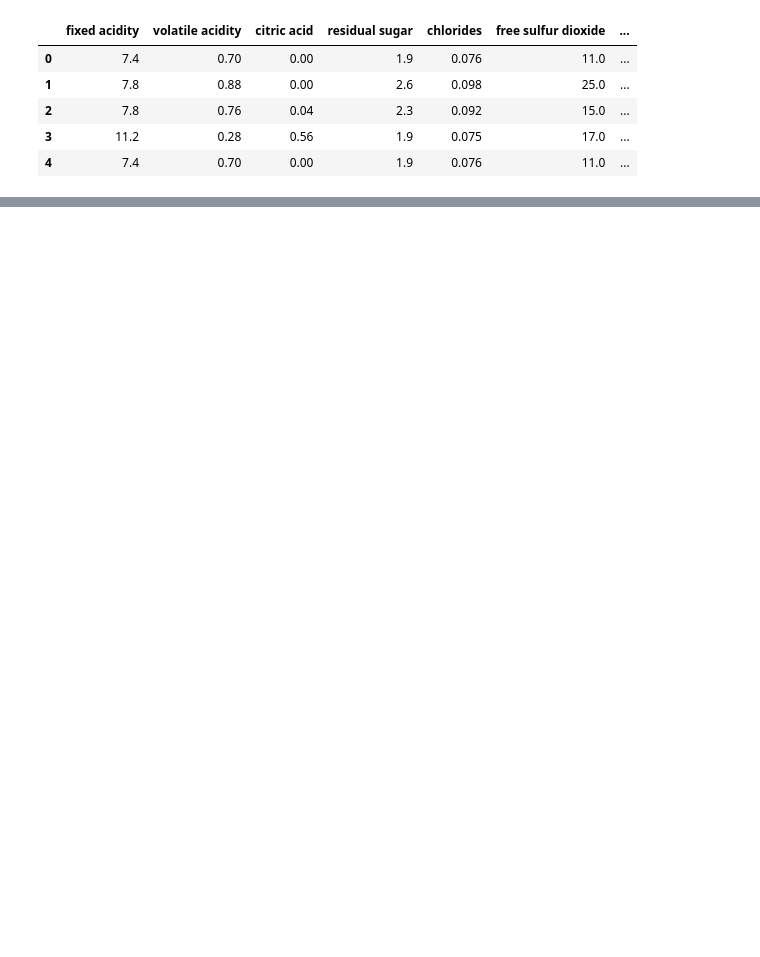
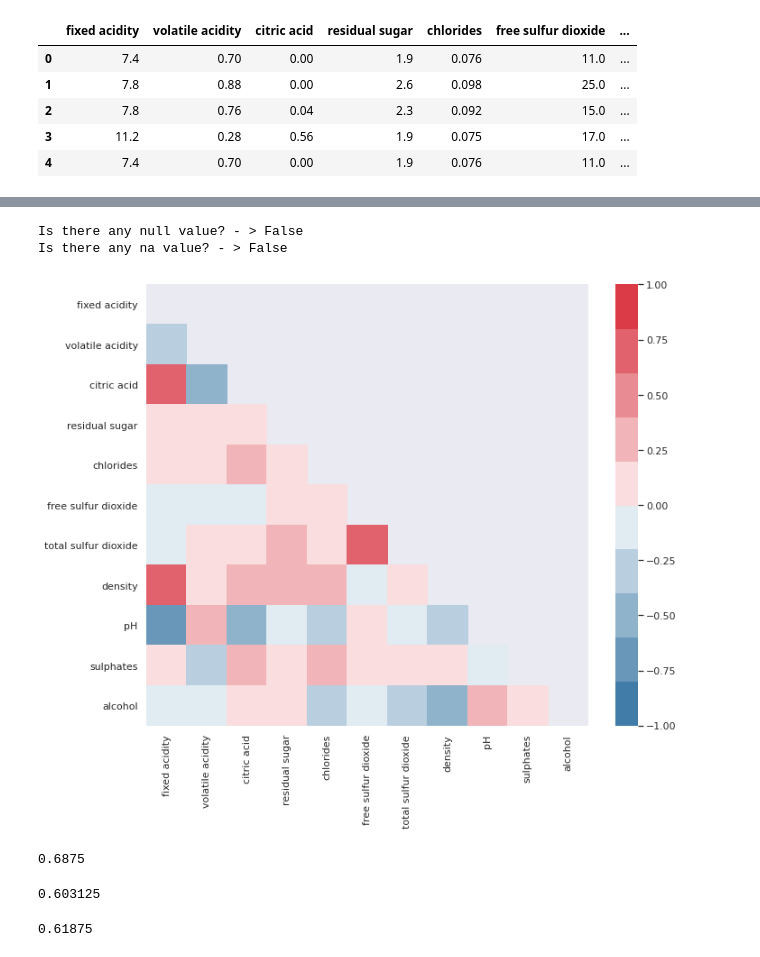
Before and after one commit to infoshareacademy/jdszr2-DataResearchers, a Jupyter notebook: ML/main.ipynb, the cells around one changed output, grey strips where cells are left out. Drawn from its saved outputs; the diff is of its cells as text; code cells hidden in the pictures; blank space fills up the shorter version.

```diff
--- a/ML/main.ipynb
+++ b/ML/main.ipynb
@@ -13,0 +50,15 @@ raw_wine.head()
+# %%
+print(f"Is there any null value? - > {wine_red.isnull().values.any()}\nIs there any na value? - > {wine_red.isna().values.any()}")
+# %% [output]
+Is there any null value? - > False
+Is there any na value? - > False
+# %%
+correlation_matrix = np.round(wine_red.drop("quality",axis=1).corr(),2)
+
+sns.set(rc={'figure.figsize':(11,9)}) # okrślenie rozmiaru rysunku
+color_map = sns.diverging_palette(240, 10, n=10) # wybór mapy kolorów
+mask = np.triu(np.ones_like(correlation_matrix), k=0) # maska - ukrycie górnej macierzy trójkątnej
+sns.heatmap(correlation_matrix,vmin=-1.,vmax=1.,cmap=color_map,mask=mask,square=True) # wykonanie wykresu
+pass
+# %% [output]
+[figure, added]
@@ -13,0 +70,21 @@ raw_wine.head()
+# %%
+rf_classifier = ensemble.RandomForestClassifier(
+    n_estimators = 100, criterion = 'gini', bootstrap=True)
+rf_classifier.fit(train_x, train_y)
+rf_classifier.score(test_x, test_y)
+# %% [output]
+0.6875
+# %%
+decision_tree = tree.DecisionTreeClassifier(criterion = 'gini')
+decision_tree.fit(train_x, train_y)
+decision_tree.score(test_x, test_y)
+# %% [output]
+0.603125
+# %%
+from sklearn.linear_model import LogisticRegression
+
+logreg = LogisticRegression()
+logreg.fit(train_x,train_y)
+logreg.score(test_x,test_y)
+# %% [output]
+0.61875
```
Also changed, not shown: parts of 10 cells of this notebook, 3 other files.
